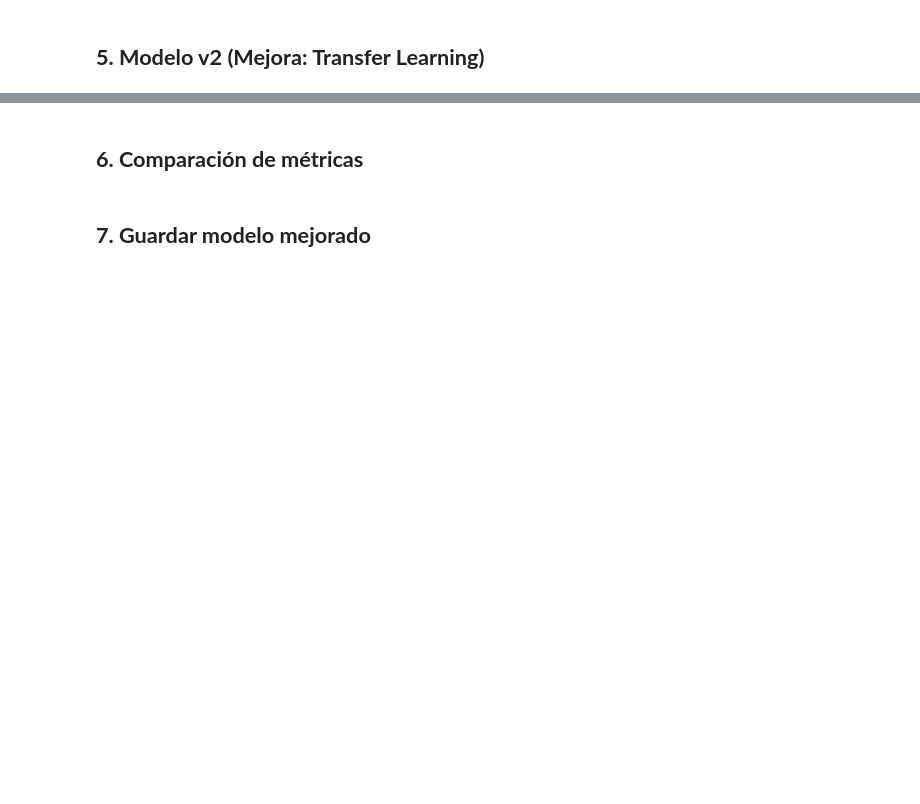
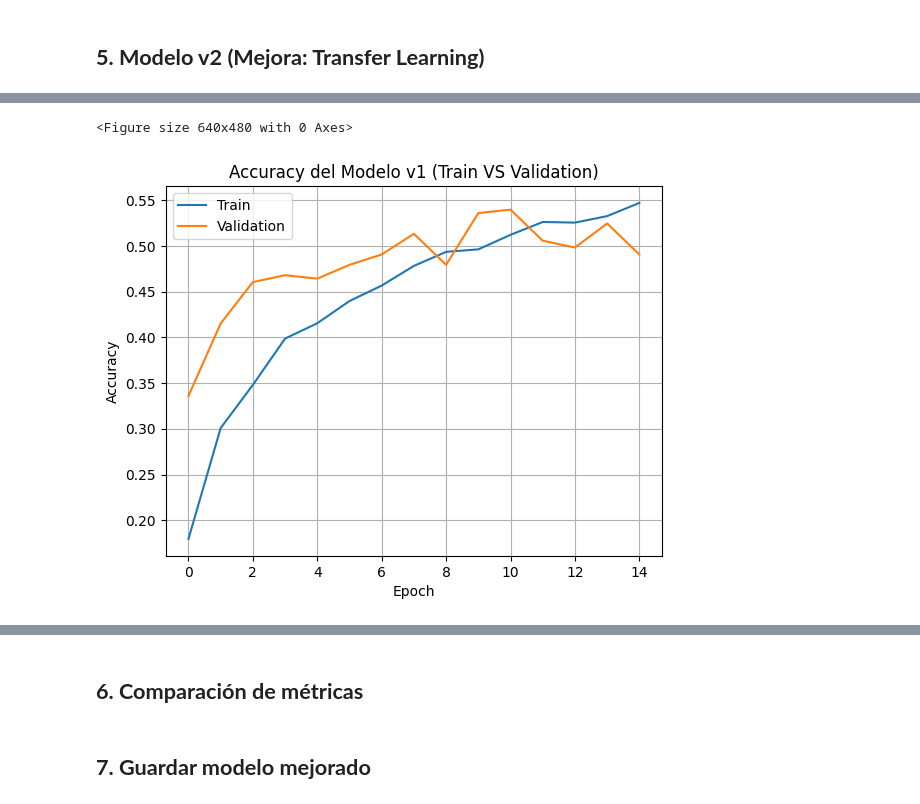
Before and after one commit to chimalii/DeepLearningProject_Advanced_AI, a Jupyter notebook: Modelado.ipynb, the cells around one changed output, grey strips where cells are left out. Drawn from its saved outputs; the diff is of its cells as text; code cells hidden in the pictures; blank space fills up the shorter version.

Commit message:
feat: implementación transfer-learning

```diff
--- a/Modelado.ipynb
+++ b/Modelado.ipynb
@@ -183,2 +214,25 @@ eight of diamonds       1.00      1.00      1.00         5
 # %% [markdown]
 ## **5. Modelo v2 (Mejora: Transfer Learning)**
+# %%
+# Cargar MobileNetV2 pre-entrenado (sin incluir la capa de clasificación)
+base_model = MobileNetV2(
+    weights='imagenet',
+    include_top=False,
+    input_shape=(IMG_SIZE[0], IMG_SIZE[1], 3)
+)
+
+base_model.trainable = False
+
+model_v2 = Sequential([
+    base_model,
+    GlobalAveragePooling2D(),
+    Dense(256, activation='relu'),
+    Dropout(0.5),
+    Dense(NUM_CLASSES, activation='softmax')
+])
+
+model_v2.compile(
+    optimizer=Adam(learning_rate=0.001),
+    loss='categorical_crossentropy',
+    metrics=['accuracy']
+)
@@ -184,0 +242,7 @@ eight of diamonds       1.00      1.00      1.00         5
+# %%
+print(">> Entrenando Modelo v2 (Transfer Learning con MobileNetV2)")
+history_v2 = model_v2.fit(
+    train_generator,
+    epochs=15,
+    validation_data=validation_generator
+)
@@ -184,0 +267,15 @@ eight of diamonds       1.00      1.00      1.00         5
+# %%
+# Visualizar el progreso del entrenamiento
+hist_v2_df = pd.DataFrame(history_v2.history)
+
+plt.figure()
+hist_v2_df[['accuracy', 'val_accuracy']].plot()
+
+plt.title("Accuracy del Modelo v1 (Train VS Validation)")
+plt.xlabel("Epoch")
+plt.ylabel("Accuracy")
+plt.legend(["Train", "Validation"])
+plt.grid(True)
+# %% [output]
+<Figure size 640x480 with 0 Axes>
+[figure, added]
```
Also changed, not shown: parts of 11 cells of this notebook, 1 other file.
